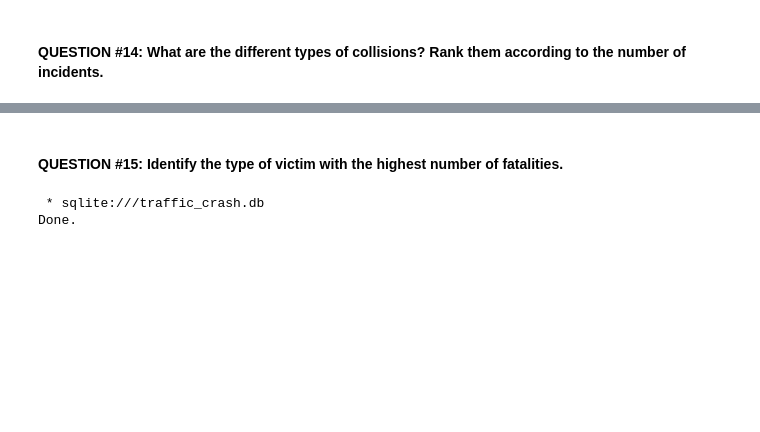
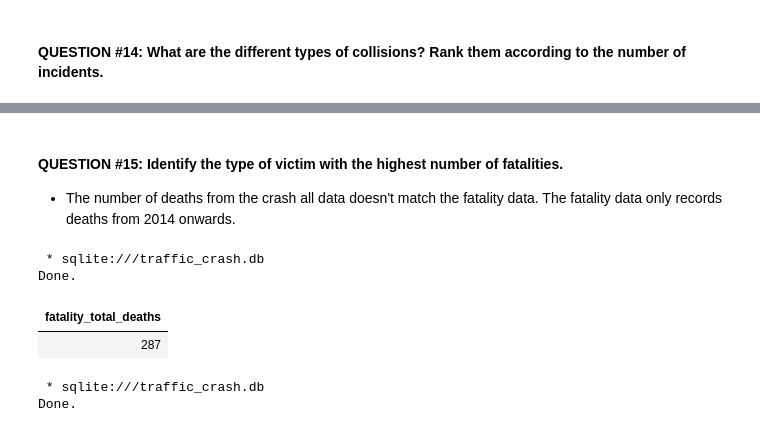
Before and after one commit to KarenZ2023/SF_Car_Crashes, a Jupyter notebook: Data_Exploration_SQL.ipynb, the cells around one changed output, grey strips where cells are left out. Saved outputs shown, nothing was run; the diff lists cells and outputs as text; code cells hidden in the pictures; blank space fills up the shorter version.

```diff
--- a/Data_Exploration_SQL.ipynb
+++ b/Data_Exploration_SQL.ipynb
@@ -523,5 +525,17 @@ Done.
 # %% [markdown]
 #### **QUESTION #15: Identify the type of victim with the highest number of fatalities.**
+ * The number of deaths from the crash all data doesn't match the fatality data. The fatality data only records deaths from 2014 onwards.
+# %%
+%%sql
+
+SELECT
+    count(*) AS fatality_total_deaths
+FROM traffic_crash_fatality;
+# %% [output]
+ * sqlite:///traffic_crash.db
+Done.
+| fatality_total_deaths |
+| 287 |
 # %%
 %%sql
 
```
Also changed, not shown: parts of 27 cells of this notebook, 3 other files.
